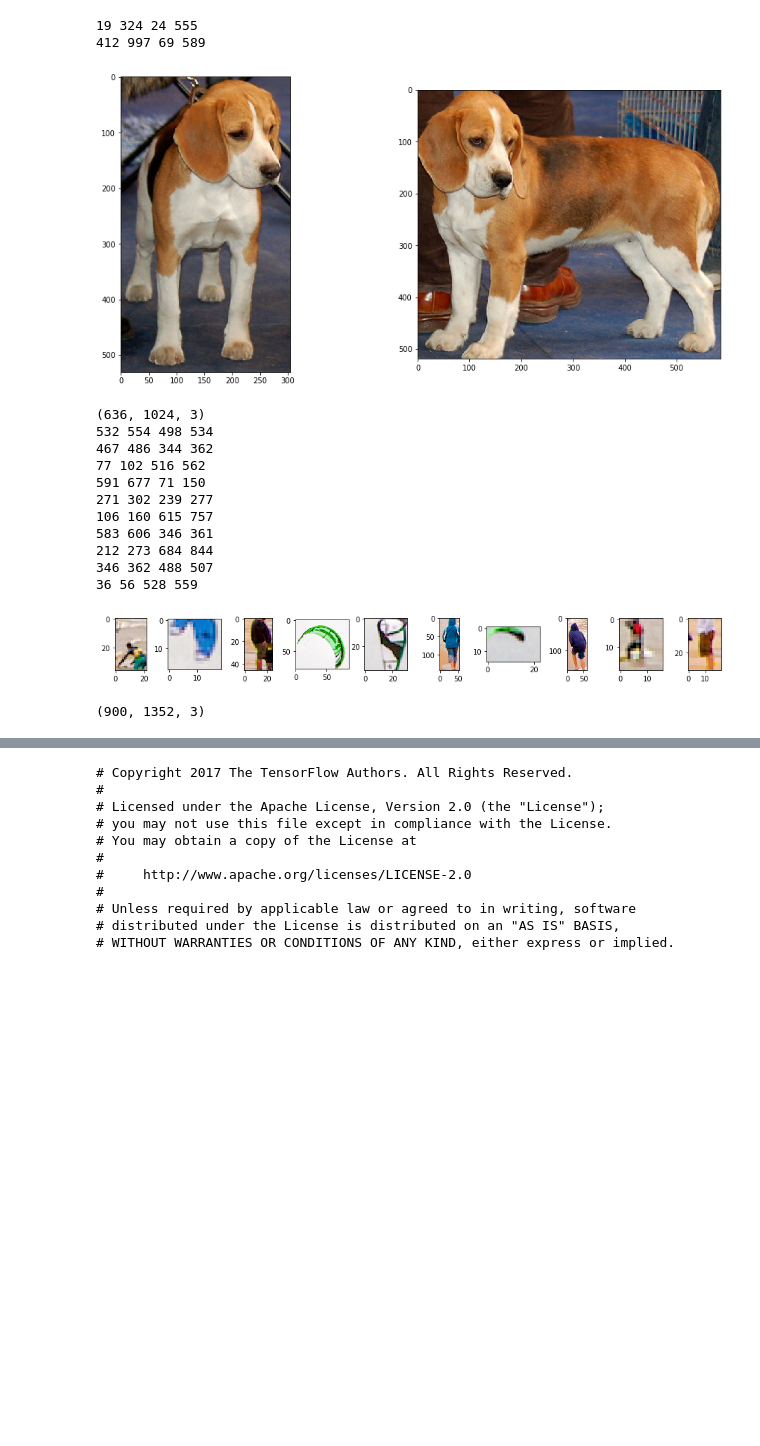
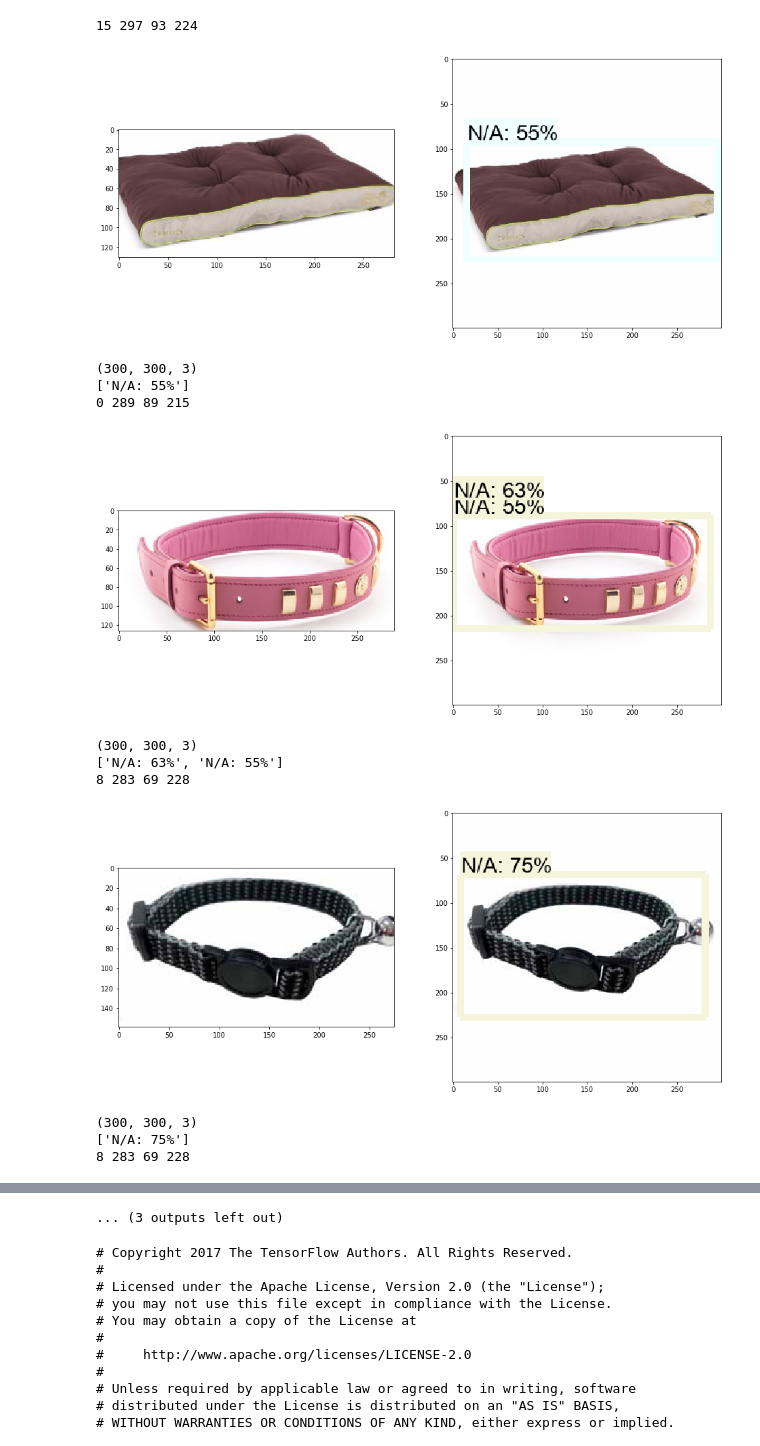
Before and after one commit to lkoshale/objectdetector_tf_test, a Jupyter notebook: objectDetectTF.ipynb, the cells around one changed output, grey strips where cells are left out. Drawn from its saved outputs; the diff is of its cells as text; code cells hidden in the pictures; blank space fills up the shorter version.

```diff
--- a/objectDetectTF.ipynb
+++ b/objectDetectTF.ipynb
@@ -36,20 +27,27 @@ import visualization_utils as vis_util
 import viz_edit3 as vis_util_new
 from matplotlib import pyplot as plt
 # %%
-#generate file names
 
-MODEL_NAME = 'ssd_mobilenet_v1_coco_2017_11_17'
-MODEL_FILE = MODEL_NAME + '.tar.gz'
 DOWNLOAD_BASE = 'http://download.tensorflow.org/models/object_detection/'
 BASEREPO = 'objectdetector_tf_test/'
 
-# Path to frozen detection graph. This is the actual model that is used for the object detection.
-PATH_TO_CKPT = MODEL_NAME + '/frozen_inference_graph.pb'
+#toggle var
+default = False
 
-# List of the strings that is used to add correct label for each box.
-PATH_TO_LABELS = os.path.join('data', 'mscoco_label_map.pbtxt')
-
-NUM_CLASSES = 90
+if default :
+  MODEL_NAME = 'ssd_mobilenet_v1_coco_2017_11_17'
+  MODEL_FILE = MODEL_NAME + '.tar.gz'
+  # Path to frozen detection graph. This is the actual model that is used for the object detection.
+  PATH_TO_CKPT = MODEL_NAME + '/frozen_inference_graph.pb'
+  # List of the strings that is used to add correct label for each box.
+  PATH_TO_LABELS = os.path.join('data', 'mscoco_label_map.pbtxt')
+  NUM_CLASSES = 90
+else:
+  MODEL_NAME= 'inference_graph'
+  MODEL_FILE = MODEL_NAME + '.tar.gz'
+  PATH_TO_CKPT = MODEL_NAME + '/frozen_inference_graph.pb'
+  PATH_TO_LABELS = MODEL_NAME+'/labelmap.pbtxt'
+  NUM_CLASSES = 1
 # %%
 #import grah from .pb file
 detection_graph = tf.Graph()
@@ -72,7 +70,7 @@ def load_image_into_numpy_array(image):
 # %%
 #generate path for each image
 PATH_TO_TEST_IMAGES_DIR = 'test_images'
-TEST_IMAGE_PATHS = [ os.path.join(PATH_TO_TEST_IMAGES_DIR, 'image{}.jpg'.format(i)) for i in range(1,3) ]
+TEST_IMAGE_PATHS = [ os.path.join(PATH_TO_TEST_IMAGES_DIR, 'image{}.jpg'.format(i)) for i in range(34,41) ]
 
 # Size, in inches, of the output images.
 IMAGE_SIZE = (12, 8)
@@ -150,47 +146,49 @@ for image_path in TEST_IMAGE_PATHS:
       output_dict['detection_classes'],
       output_dict['detection_scores'],
       category_index,
       instance_masks=output_dict.get('detection_masks'),
       use_normalized_coordinates=True,
       line_thickness=8)
 
 #   plt.figure(figsize=IMAGE_SIZE)
 #   plt.imshow(image_np)
   fig=plt.figure(figsize=(16,16))
-  rows = len(r_dict['b_list'])
+  rows = len(r_dict['b_list'])+1
 
  #****************EDITED PART START ********************#
   i=1
   for (xmin,xmax,ymin,ymax) in r_dict['b_list']:
     ymin = math.floor(ymin)
     xmin = math.floor(xmin)
     xmax = math.ceil(xmax)
     ymax = math.ceil(ymax)
     print(xmin,xmax,ymin,ymax)
     img = img_copy[ymin:ymax,xmin:xmax]
     fig.add_subplot(rows,rows,i)
     i+=1
     plt.imshow(img)
 
+  fig.add_subplot(rows,rows,i)
+  plt.imshow(image_np)
   plt.show()
   print(image_np.shape)
 
+  for dl in r_dict['display_list']:
+    print(str(dl))
+
 
   #****************END******************************#
 # %% [output]
-19 324 24 555
-412 997 69 589
+15 297 93 224
-[figure, old version]
+[figure, new version]
-(636, 1024, 3)
-532 554 498 534
-467 486 344 362
-77 102 516 562
-591 677 71 150
-271 302 239 277
-106 160 615 757
-583 606 346 361
-212 273 684 844
-346 362 488 507
-36 56 528 559
+(300, 300, 3)
+['N/A: 55%']
+0 289 89 215
-[figure, old version]
+[figure, new version]
-(900, 1352, 3)
+(300, 300, 3)
+['N/A: 63%', 'N/A: 55%']
+8 283 69 228
+[figure, added]
+(300, 300, 3)
+['N/A: 75%']
+8 283 69 228
@@ -197,3 +204,4 @@ for image_path in TEST_IMAGE_PATHS:
+... (3 outputs left out)
 # %%
 !cat objectdetector_tf_test/viz_edit.py
 # %% [output]
```
Also changed, not shown: parts of 4 cells of this notebook, 3 other files.
